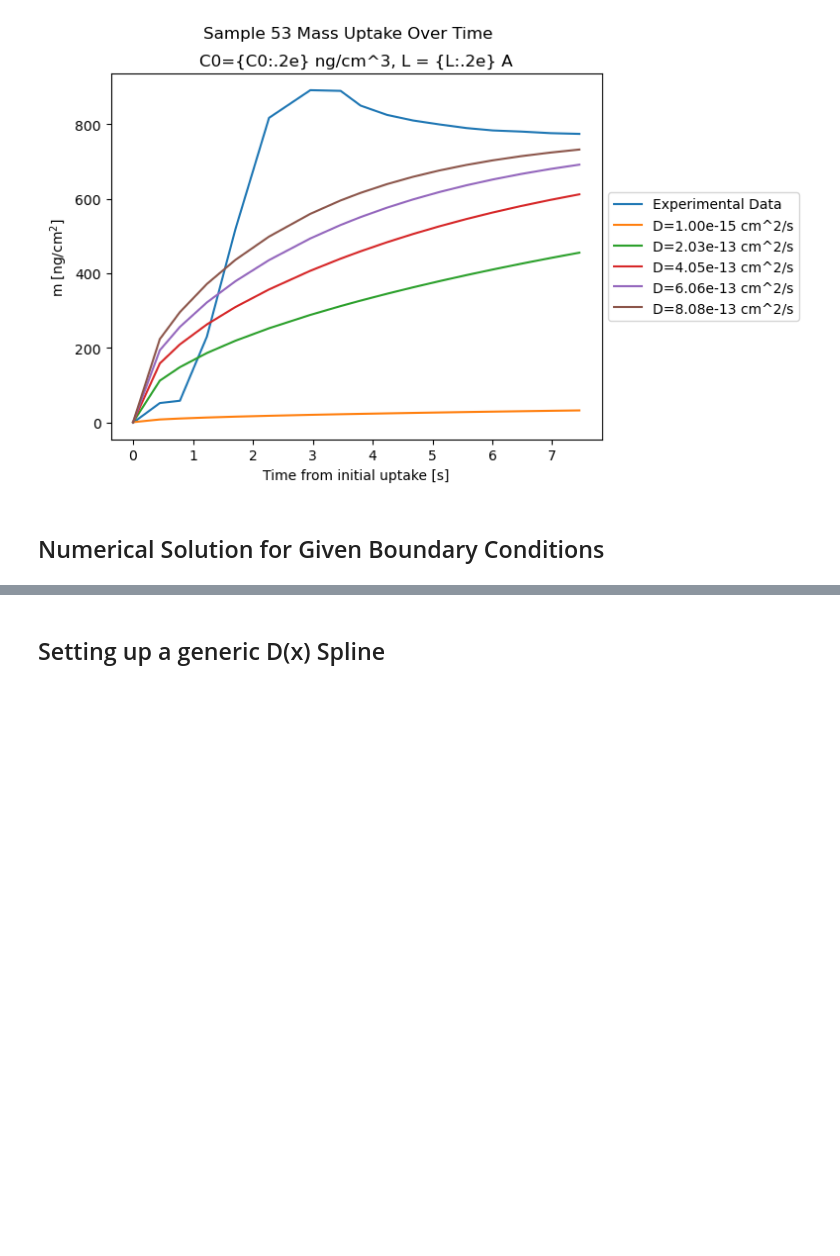
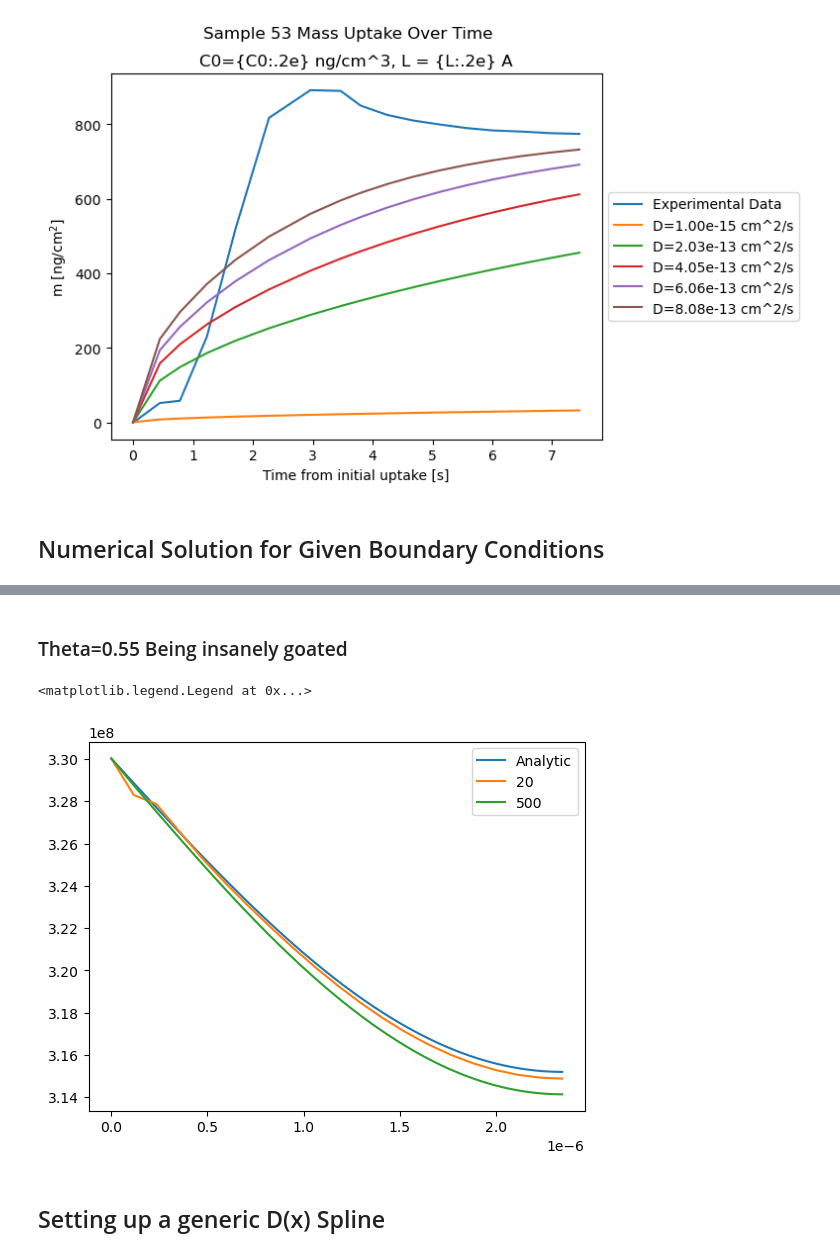
Before and after one commit to william-dove/Diffusion-Modeling, a Jupyter notebook: DopantUptake.ipynb, the cells around one changed output, grey strips where cells are left out. Saved outputs shown, nothing was run; the diff lists cells and outputs as text; code cells hidden in the pictures; blank space fills up the shorter version.

```diff
--- a/DopantUptake.ipynb
+++ b/DopantUptake.ipynb
@@ -1134,0 +861,19 @@ plt.legend()
+# %%
+# Sample 53 ICs
+df = cropped_sample_dfs_first['Sample 53']
+df = df[df['Time shifted [s]'] >= 0]
+
+times = df['Time shifted [s]'] # [s]
+m_exp = df['C1_m [ng/cm^2]']   # [ng/cm^2]
+
+L = thicknesses.loc[53, 'Thickness [A]'] # [A]
+L *= 1e-8 # [cm]
+
+# Divide final uptake (assuming steady state reached) by the length to get assumed boundary concentration
+C0 = m_exp.iloc[-1]/L # [ng/cm^3]
+
+# Final time for an_grid
+tf = times.iloc[-1]
+
+# No reaction term
+k = 0
@@ -1135,3 +907,33 @@ plt.legend()
+# %% [markdown]
+### Theta=0.55 Being insanely goated
+# %%
+f = lambda x:  1e-12 * jnp.ones_like(x) # [cm^2 / s]
+D = 1e-12
+
+x = np.linspace(0, L, 501)
+
+C_an = an_grid(C0, D, L, tf)[-1]
+
+
+# vv Try the below with theta=0.5 (default) for comparison  VV
+
+# Small N, slight innaccuracy
+Nx, Nt = 20, 20
+C_num_20 = num_grid(C0, f, k, L, tf, Nx=Nx, Nt=Nt, theta=0.55)[-1]
+C_num_20 = np.interp(x, np.linspace(0, L, Nx+1), C_num_20)
+
+# Bigger N
+Nx, Nt = 500, 500
+C_num_500 = num_grid(C0, f, k, L, tf, Nx=Nx, Nt=Nt, theta=0.55)[-1]
+# %%
+plt.plot(x, C_an, label='Analytic')
+plt.plot(x, C_num_20, label='20')
+plt.plot(x, C_num_500, label='500')
+
+plt.legend()
+# %% [output]
+<matplotlib.legend.Legend at 0x...>
+[figure, added]
 # %% [markdown]
 ## Setting up a generic D(x) Spline
 # %% [markdown]
```
Also changed, not shown: parts of 50 cells of this notebook, 7 other files.
